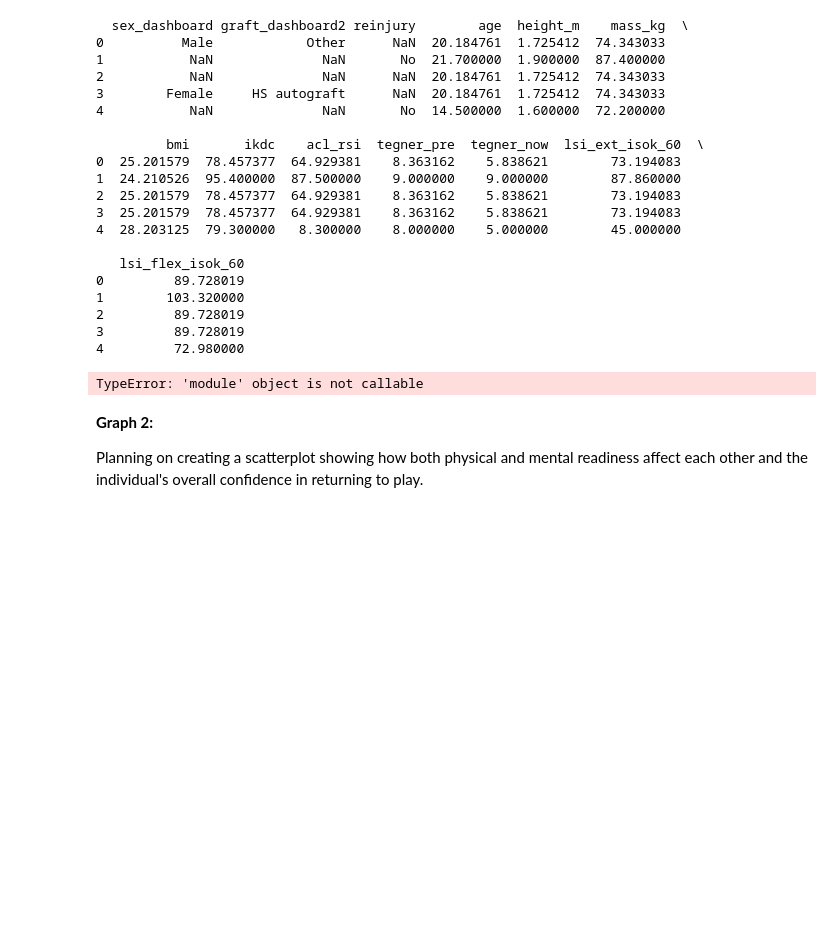
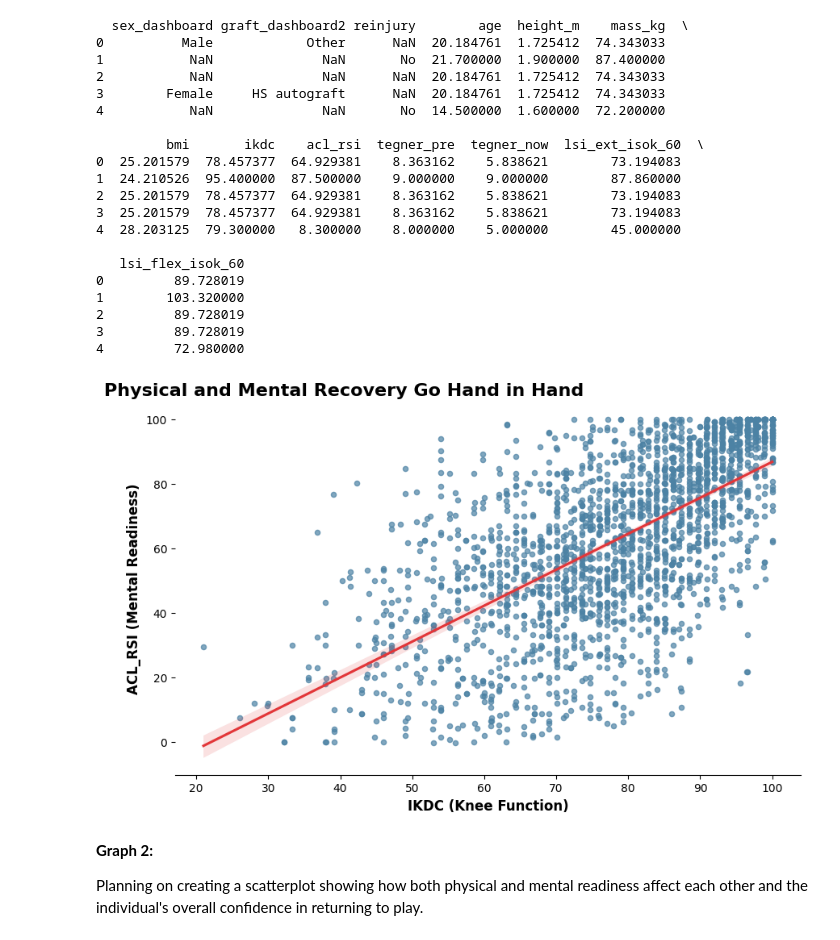
Before and after one commit to yuthimreddy/aclr-design-final, a Jupyter notebook: Graphs/initial_graphs.ipynb, the cells around one changed output. Saved outputs shown, nothing was run; the diff lists cells and outputs as text; code cells hidden in the pictures; blank space fills up the shorter version.

Commit message:
fixing import issues with matplotlib

```diff
--- a/Graphs/initial_graphs.ipynb
+++ b/Graphs/initial_graphs.ipynb
@@ -61,33 +61,30 @@ print(m_df.head(5))
 # %%
 # data for graphing (getting rid of NaN values):
 df_clean = df[['ikdc', 'acl_rsi']].dropna()
-
-# setting fonts for the figures:
-matplotlib.rcParams["font.family"] = "Times New Roman"
 
 # creating scatterplot with a regression line:
 plt.figure(figsize=(10, 6))
 sns.regplot(data=df_clean, x='ikdc', y='acl_rsi', color='#4C82A4',
             scatter_kws={'s': 20, 'alpha': 0.7}, # reducing size of scatter plots to avoid overlap
            line_kws={'color': '#E23639'})
 
 # == SCAFFOLDING ==
 
 # setting title:
 plt.title('Physical and Mental Recovery Go Hand in Hand', weight = 'bold', fontsize = 16, x = 0.27)
 # setting x-axis and y-axis labels:
 plt.xlabel('IKDC (Knee Function)', weight = 'bold', fontsize = 12)
 plt.ylabel('ACL_RSI (Mental Readiness)', weight = 'bold', fontsize = 12)
 
 # extra formatting (removing spines for cleaner look):
 plt.gca().spines['top'].set_visible(False)
 plt.gca().spines['right'].set_visible(False)
 plt.gca().spines['left'].set_visible(False)
 
 
 plt.show()
 # %% [output]
-TypeError: 'module' object is not callable
+[figure, added]
 # %% [markdown]
 **Graph 2:**
 
```
Also changed, not shown: parts of 2 cells of this notebook.
